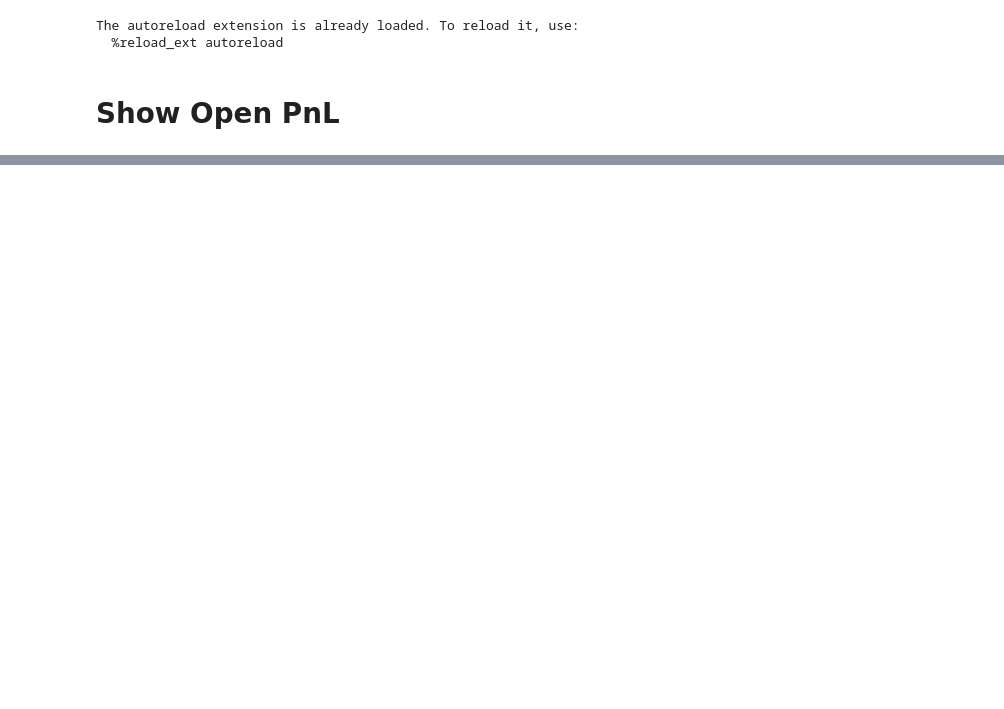
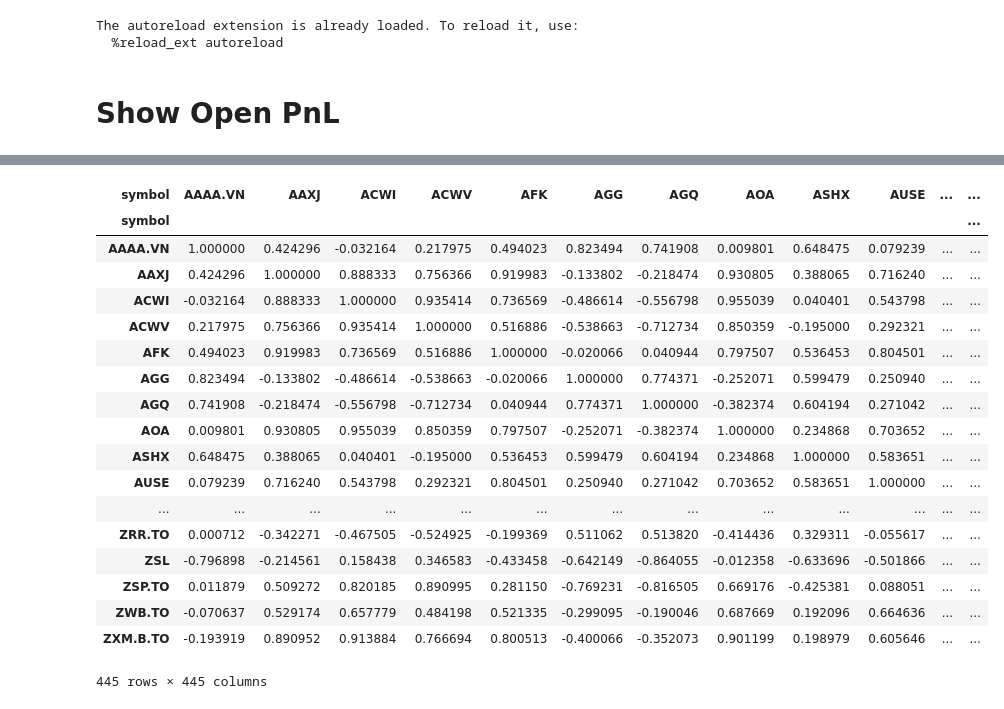
Before and after one commit to kz-qp/data-client, a Jupyter notebook: research.ipynb, the cells around one changed output, grey strips where cells are left out. Saved outputs shown, nothing was run; the diff lists cells and outputs as text; code cells hidden in the pictures; blank space fills up the shorter version.

```diff
--- a/research.ipynb
+++ b/research.ipynb
@@ -262,0 +165,22 @@ price_corr
+# %%
+return_corr
+# %% [output]
+| symbol | AAAA.VN | AAXJ | ACWI | ACWV | AFK | AGG | AGQ | AOA | ASHX | AUSE | ... | ... |
+| symbol |  |  |  |  |  |  |  |  |  |  |  | ... |
+| AAAA.VN | 1.000000 | 0.424296 | -0.032164 | 0.217975 | 0.494023 | 0.823494 | 0.741908 | 0.009801 | 0.648475 | 0.079239 | ... | ... |
+| AAXJ | 0.424296 | 1.000000 | 0.888333 | 0.756366 | 0.919983 | -0.133802 | -0.218474 | 0.930805 | 0.388065 | 0.716240 | ... | ... |
+| ACWI | -0.032164 | 0.888333 | 1.000000 | 0.935414 | 0.736569 | -0.486614 | -0.556798 | 0.955039 | 0.040401 | 0.543798 | ... | ... |
+| ACWV | 0.217975 | 0.756366 | 0.935414 | 1.000000 | 0.516886 | -0.538663 | -0.712734 | 0.850359 | -0.195000 | 0.292321 | ... | ... |
+| AFK | 0.494023 | 0.919983 | 0.736569 | 0.516886 | 1.000000 | -0.020066 | 0.040944 | 0.797507 | 0.536453 | 0.804501 | ... | ... |
+| AGG | 0.823494 | -0.133802 | -0.486614 | -0.538663 | -0.020066 | 1.000000 | 0.774371 | -0.252071 | 0.599479 | 0.250940 | ... | ... |
+| AGQ | 0.741908 | -0.218474 | -0.556798 | -0.712734 | 0.040944 | 0.774371 | 1.000000 | -0.382374 | 0.604194 | 0.271042 | ... | ... |
+| AOA | 0.009801 | 0.930805 | 0.955039 | 0.850359 | 0.797507 | -0.252071 | -0.382374 | 1.000000 | 0.234868 | 0.703652 | ... | ... |
+| ASHX | 0.648475 | 0.388065 | 0.040401 | -0.195000 | 0.536453 | 0.599479 | 0.604194 | 0.234868 | 1.000000 | 0.583651 | ... | ... |
+| AUSE | 0.079239 | 0.716240 | 0.543798 | 0.292321 | 0.804501 | 0.250940 | 0.271042 | 0.703652 | 0.583651 | 1.000000 | ... | ... |
+| ... | ... | ... | ... | ... | ... | ... | ... | ... | ... | ... | ... | ... |
+| ZRR.TO | 0.000712 | -0.342271 | -0.467505 | -0.524925 | -0.199369 | 0.511062 | 0.513820 | -0.414436 | 0.329311 | -0.055617 | ... | ... |
+| ZSL | -0.796898 | -0.214561 | 0.158438 | 0.346583 | -0.433458 | -0.642149 | -0.864055 | -0.012358 | -0.633696 | -0.501866 | ... | ... |
+| ZSP.TO | 0.011879 | 0.509272 | 0.820185 | 0.890995 | 0.281150 | -0.769231 | -0.816505 | 0.669176 | -0.425381 | 0.088051 | ... | ... |
+| ZWB.TO | -0.070637 | 0.529174 | 0.657779 | 0.484198 | 0.521335 | -0.299095 | -0.190046 | 0.687669 | 0.192096 | 0.664636 | ... | ... |
+| ZXM.B.TO | -0.193919 | 0.890952 | 0.913884 | 0.766694 | 0.800513 | -0.400066 | -0.352073 | 0.901199 | 0.198979 | 0.605646 | ... | ... |
+445 rows × 445 columns
```
Also changed, not shown: parts of 29 cells of this notebook, 2 other files.
